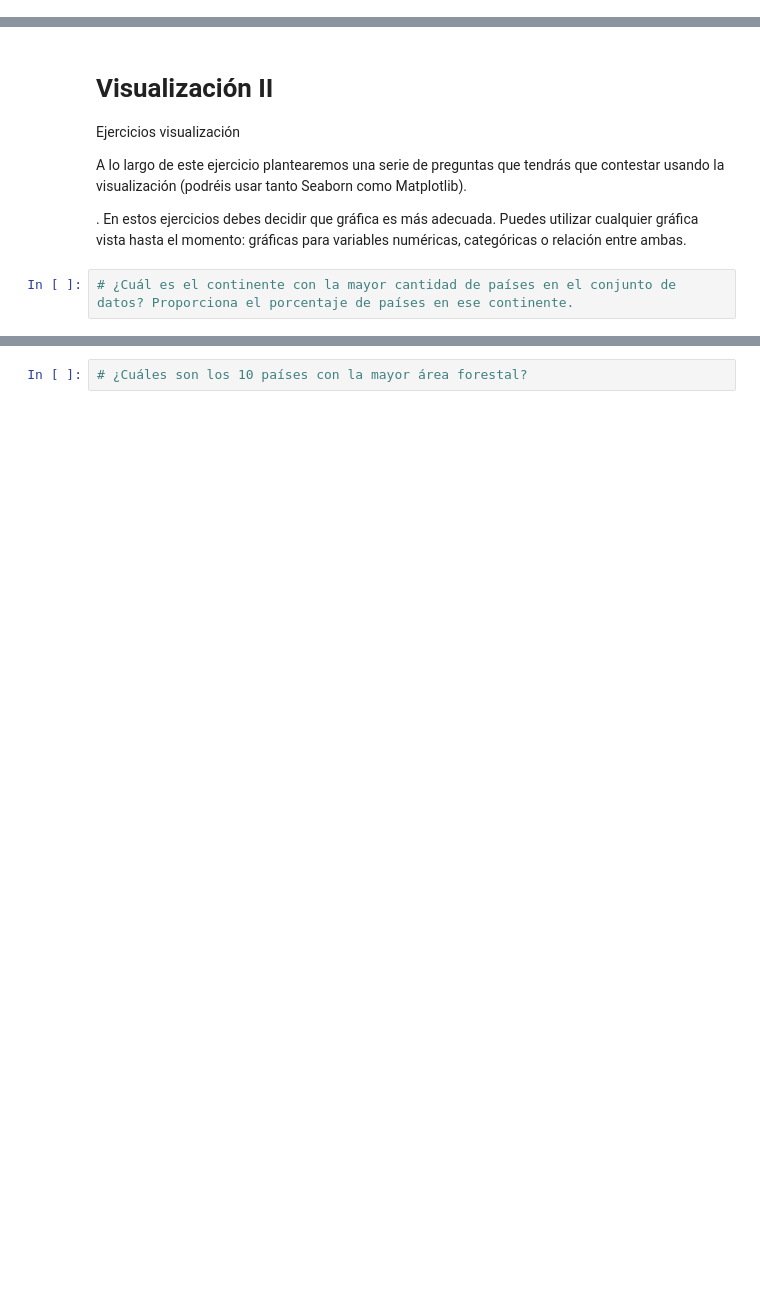
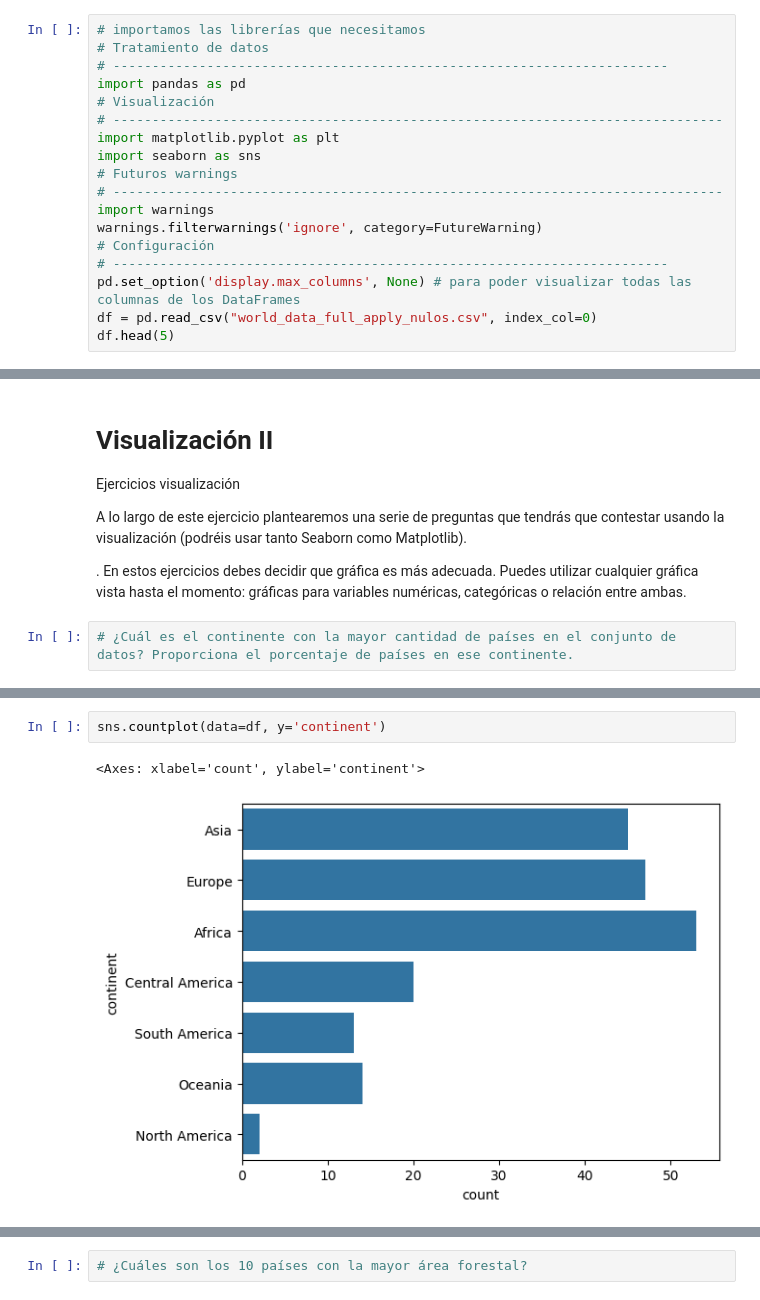
Before and after one commit to Maykaduran/da-promo-60-modulo3-pairprogramming-Romina-Violeta-Mayka, a Jupyter notebook: Pair_Visualizacion_II.ipynb, the cells around one changed output, grey strips where cells are left out. Drawn from its saved outputs; the diff is of its cells as text; blank space fills up the shorter version.

```diff
--- a/Pair_Visualizacion_II.ipynb
+++ b/Pair_Visualizacion_II.ipynb
@@ -0,0 +1,18 @@
+# %%
+# importamos las librerías que necesitamos
+# Tratamiento de datos
+# -----------------------------------------------------------------------
+import pandas as pd
+# Visualización
+# ------------------------------------------------------------------------------
+import matplotlib.pyplot as plt
+import seaborn as sns
+# Futuros warnings
+# ------------------------------------------------------------------------------
+import warnings
+warnings.filterwarnings('ignore', category=FutureWarning)
+# Configuración
+# -----------------------------------------------------------------------
+pd.set_option('display.max_columns', None) # para poder visualizar todas las columnas de los DataFrames
+df = pd.read_csv("world_data_full_apply_nulos.csv", index_col=0)
+df.head(5)
@@ -9,0 +66,5 @@ A lo largo de este ejercicio plantearemos una serie de preguntas que tendrás qu
+# %%
+sns.countplot(data=df, y='continent')
+# %% [output]
+<Axes: xlabel='count', ylabel='continent'>
+[figure, added]
```
Also changed, not shown: parts of 10 cells of this notebook.
